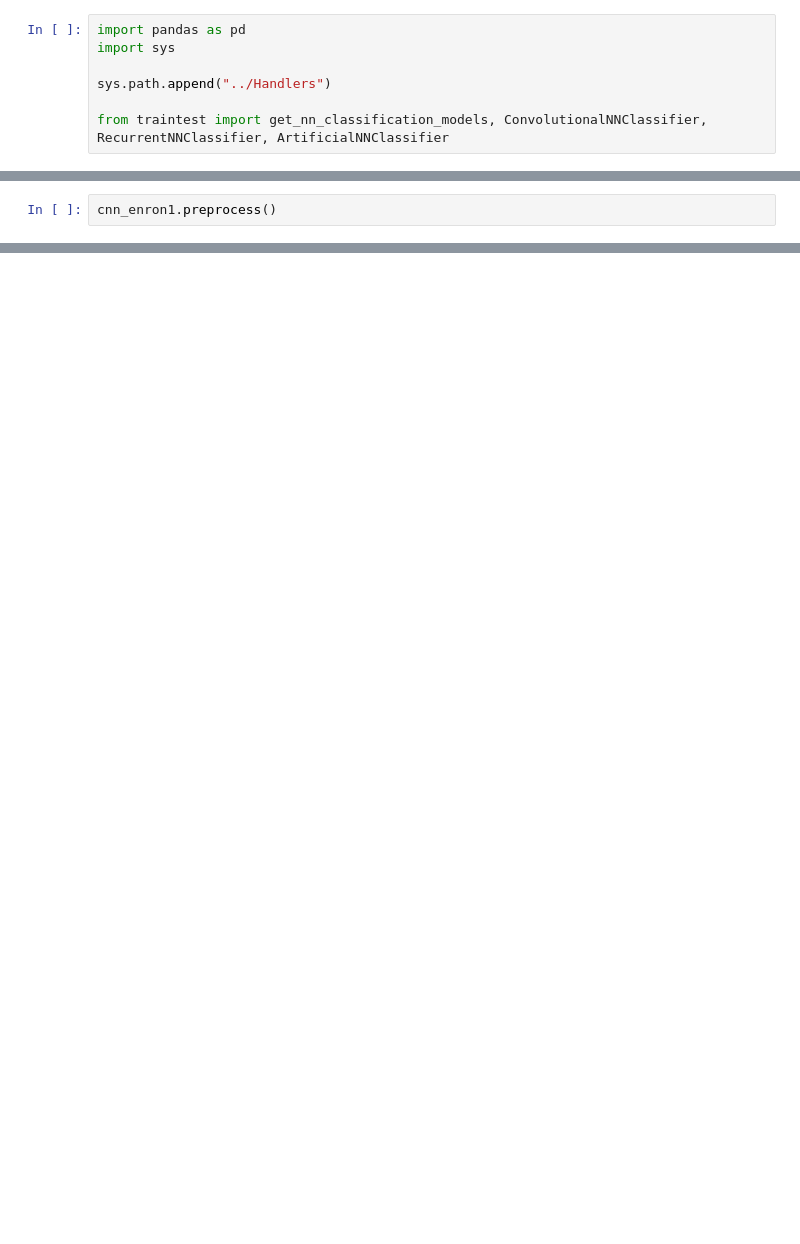
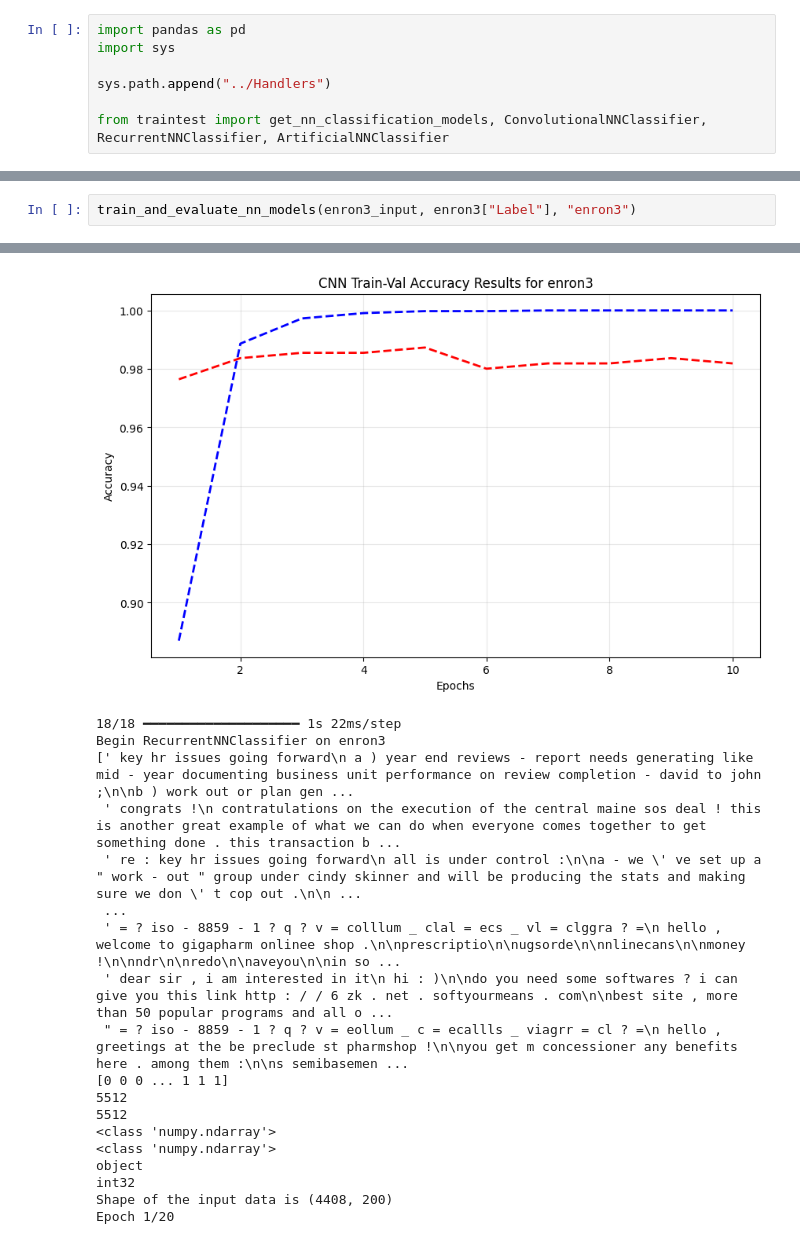
Before and after one commit to WilliamDelnington/EmailSpamDetection, a Jupyter notebook: EnronDatasetTests/enron_classification_nn.ipynb, the cells around one changed output, grey strips where cells are left out. Cells and saved outputs as stored; diff of their text form; blank space fills up the shorter version.

```diff
--- a/EnronDatasetTests/enron_classification_nn.ipynb
+++ b/EnronDatasetTests/enron_classification_nn.ipynb
@@ -33,2 +281,3 @@ cnn_enron1.split()
 # %%
-cnn_enron1.preprocess()
+train_and_evaluate_nn_models(enron3_input, enron3["Label"], "enron3")
+# %% [output]
@@ -34,0 +319,19 @@ cnn_enron1.preprocess()
+[figure, added]
+18/18 ━━━━━━━━━━━━━━━━━━━━ 1s 22ms/step
+Begin RecurrentNNClassifier on enron3
+[' key hr issues going forward\n a ) year end reviews - report needs generating like mid - year documenting business unit performance on review completion - david to john ;\n\nb ) work out or plan gen ...
+ ' congrats !\n contratulations on the execution of the central maine sos deal ! this is another great example of what we can do when everyone comes together to get something done . this transaction b ...
+ ' re : key hr issues going forward\n all is under control :\n\na - we \' ve set up a " work - out " group under cindy skinner and will be producing the stats and making sure we don \' t cop out .\n\n ...
+ ...
+ ' = ? iso - 8859 - 1 ? q ? v = colllum _ clal = ecs _ vl = clggra ? =\n hello , welcome to gigapharm onlinee shop .\n\nprescriptio\n\nugsorde\n\nnlinecans\n\nmoney !\n\nndr\n\nredo\n\naveyou\n\nin so ...
+ ' dear sir , i am interested in it\n hi : )\n\ndo you need some softwares ? i can give you this link http : / / 6 zk . net . softyourmeans . com\n\nbest site , more than 50 popular programs and all o ...
+ " = ? iso - 8859 - 1 ? q ? v = eollum _ c = ecallls _ viagrr = cl ? =\n hello , greetings at the be preclude st pharmshop !\n\nyou get m concessioner any benefits here . among them :\n\ns semibasemen ...
+[0 0 0 ... 1 1 1]
+5512
+5512
+<class 'numpy.ndarray'>
+<class 'numpy.ndarray'>
+object
+int32
+Shape of the input data is (4408, 200)
+Epoch 1/20
```
Also changed, not shown: parts of 10 cells of this notebook, 3 other files.
